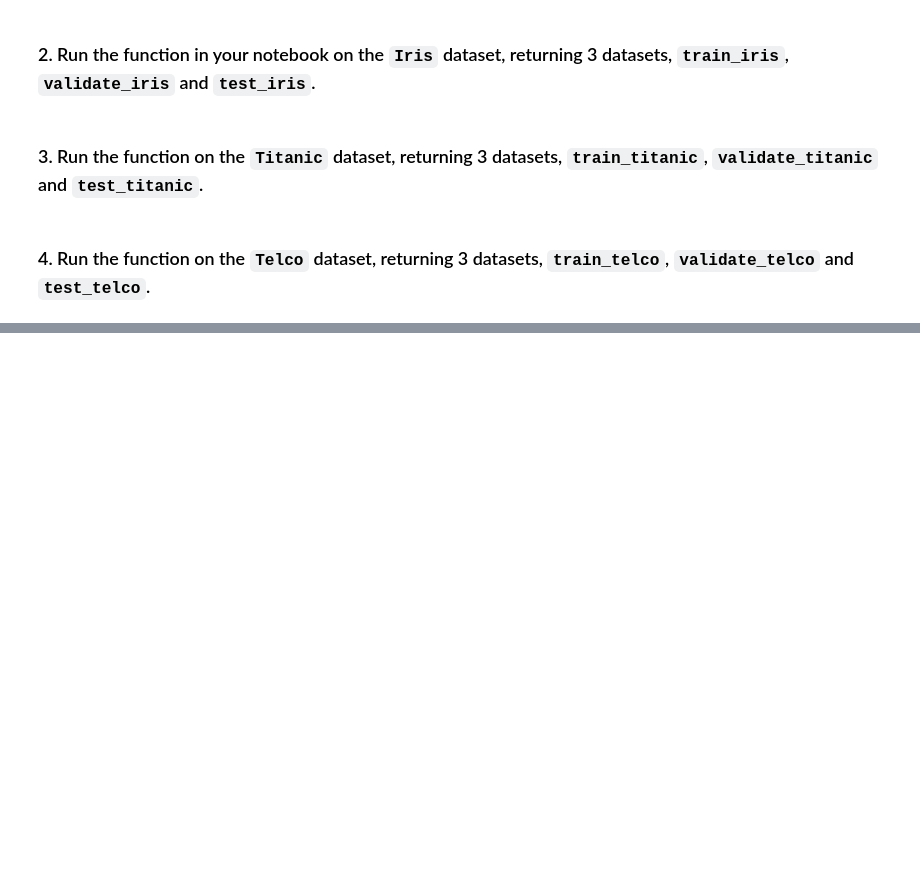
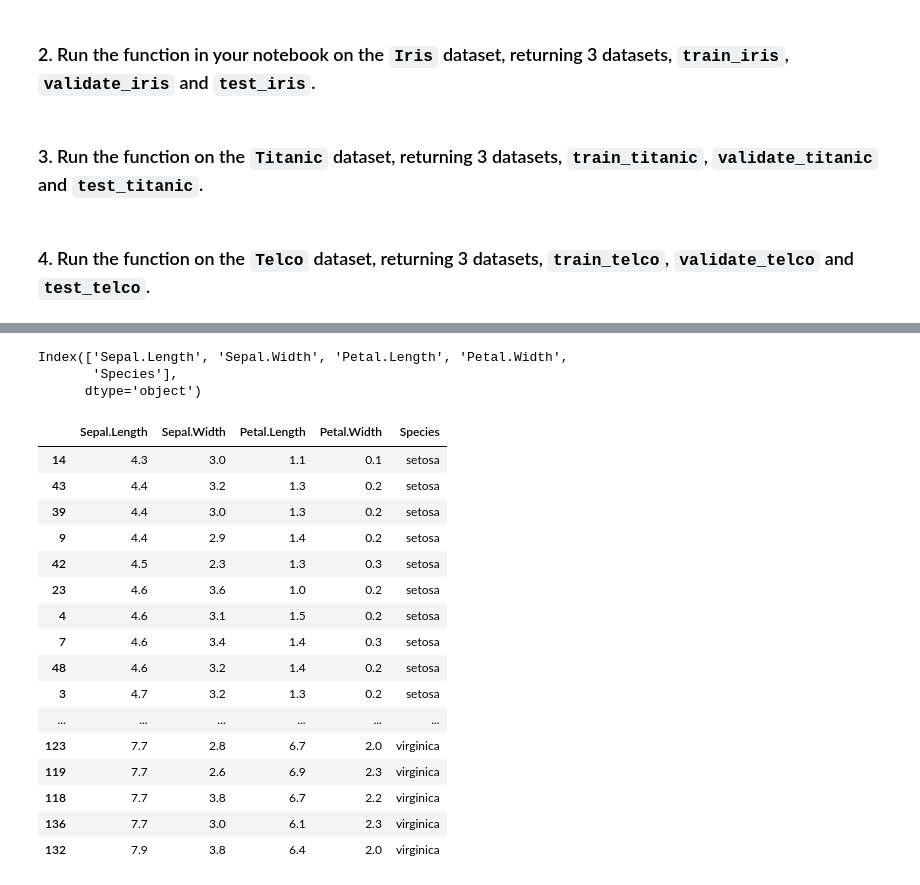
Before and after one commit to QMCBT-JustinEvans/classification-exercises, a Jupyter notebook: classification_exercises.ipynb, the cells around one changed output, grey strips where cells are left out. Cells and saved outputs as stored; diff of their text form; code cells hidden in the pictures; blank space fills up the shorter version.

```diff
--- a/classification_exercises.ipynb
+++ b/classification_exercises.ipynb
@@ -517,0 +594,3 @@
+# %%
+df_iris = data('iris')
+df_iris.head()
@@ -517,0 +639,27 @@
+# %%
+column_list = df_iris.columns
+column_list
+# %% [output]
+Index(['Sepal.Length', 'Sepal.Width', 'Petal.Length', 'Petal.Width',
+       'Species'],
+      dtype='object')
+# %%
+df_iris.
+# %% [output]
+|  | Sepal.Length | Sepal.Width | Petal.Length | Petal.Width | Species |
+| 14 | 4.3 | 3.0 | 1.1 | 0.1 | setosa |
+| 43 | 4.4 | 3.2 | 1.3 | 0.2 | setosa |
+| 39 | 4.4 | 3.0 | 1.3 | 0.2 | setosa |
+| 9 | 4.4 | 2.9 | 1.4 | 0.2 | setosa |
+| 42 | 4.5 | 2.3 | 1.3 | 0.3 | setosa |
+| 23 | 4.6 | 3.6 | 1.0 | 0.2 | setosa |
+| 4 | 4.6 | 3.1 | 1.5 | 0.2 | setosa |
+| 7 | 4.6 | 3.4 | 1.4 | 0.3 | setosa |
+| 48 | 4.6 | 3.2 | 1.4 | 0.2 | setosa |
+| 3 | 4.7 | 3.2 | 1.3 | 0.2 | setosa |
+| ... | ... | ... | ... | ... | ... |
+| 123 | 7.7 | 2.8 | 6.7 | 2.0 | virginica |
+| 119 | 7.7 | 2.6 | 6.9 | 2.3 | virginica |
+| 118 | 7.7 | 3.8 | 6.7 | 2.2 | virginica |
+| 136 | 7.7 | 3.0 | 6.1 | 2.3 | virginica |
+| 132 | 7.9 | 3.8 | 6.4 | 2.0 | virginica |
```
Also changed, not shown: parts of 53 cells of this notebook.
